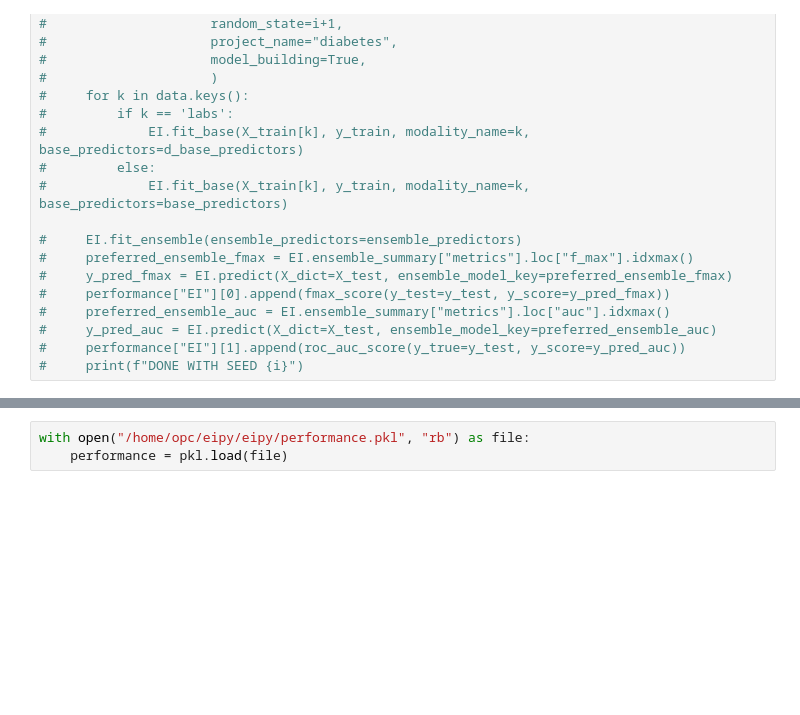
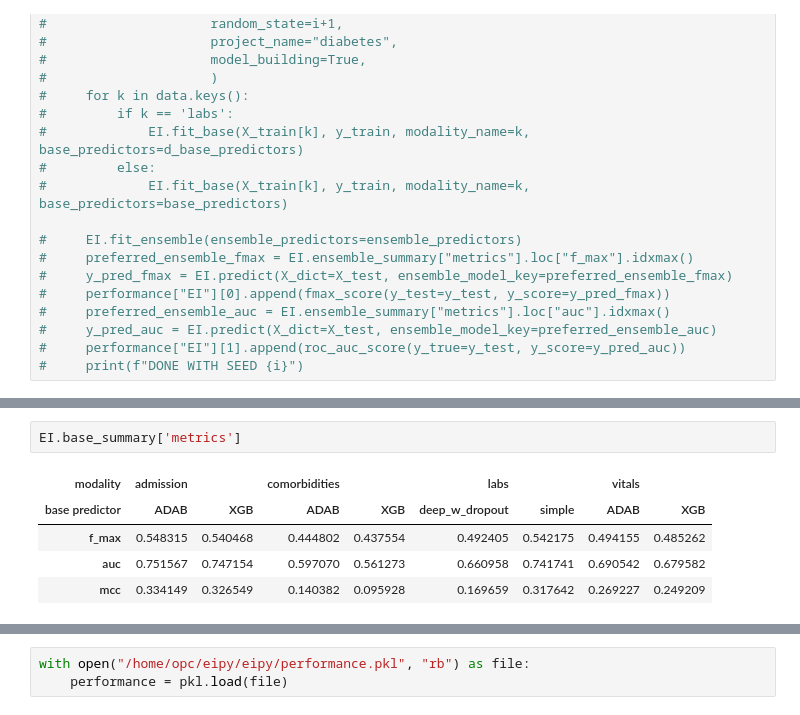
Before and after one commit to aviadsusman/eipy, a Jupyter notebook: eipy/test_multimodal.ipynb, the cells around one changed output, grey strips where cells are left out. Saved outputs shown, nothing was run; the diff lists cells and outputs as text; blank space fills up the shorter version.

```diff
--- a/eipy/test_multimodal.ipynb
+++ b/eipy/test_multimodal.ipynb
@@ -294,0 +384,8 @@ performance["EI"] = EI.ensemble_summary'''
+# %%
+EI.base_summary['metrics']
+# %% [output]
+| modality | admission |  | comorbidities |  | labs |  | vitals |  |
+| base predictor | ADAB | XGB | ADAB | XGB | deep_w_dropout | simple | ADAB | XGB |
+| f_max | 0.548315 | 0.540468 | 0.444802 | 0.437554 | 0.492405 | 0.542175 | 0.494155 | 0.485262 |
+| auc | 0.751567 | 0.747154 | 0.597070 | 0.561273 | 0.660958 | 0.741741 | 0.690542 | 0.679582 |
+| mcc | 0.334149 | 0.326549 | 0.140382 | 0.095928 | 0.169659 | 0.317642 | 0.269227 | 0.249209 |
```
Also changed, not shown: parts of 10 cells of this notebook, 4 other files.
